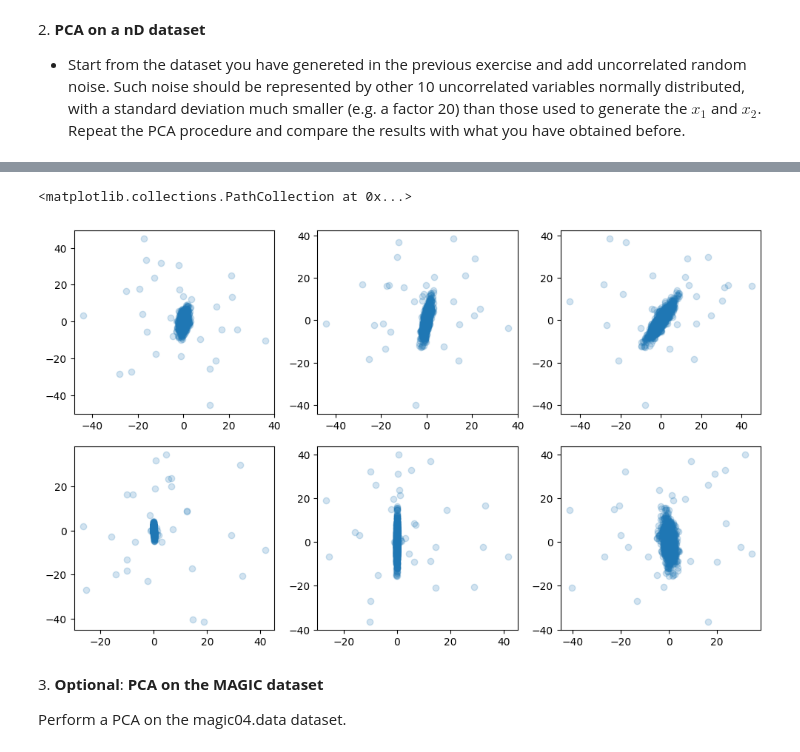
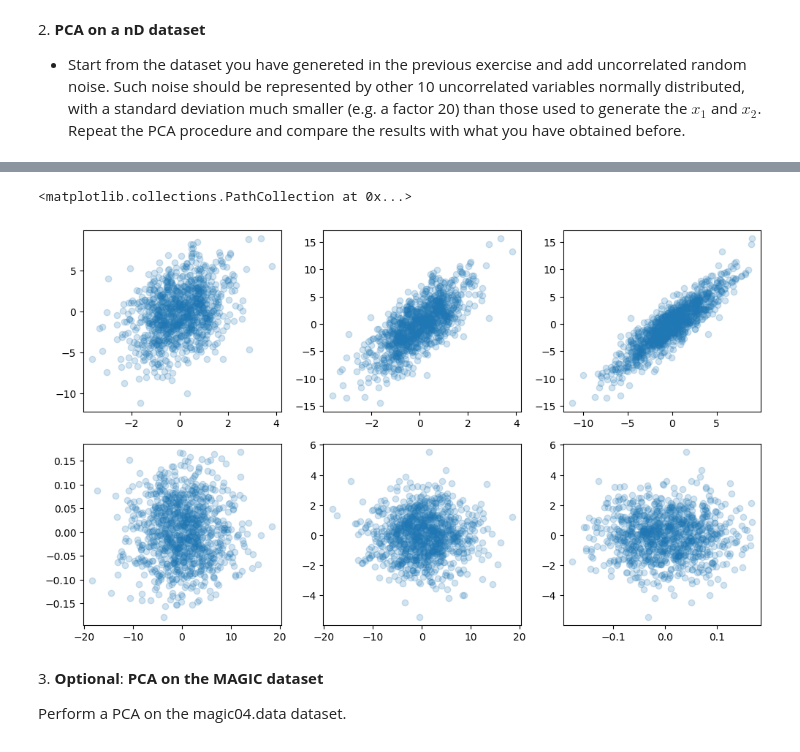
Before and after one commit to anaisbattut/ScientificComputingWithPython2022, a Jupyter notebook: 08ex_algebra.ipynb, the cells around one changed output, grey strips where cells are left out. Cells and saved outputs as stored; diff of their text form; code cells hidden in the pictures.

```diff
--- a/08ex_algebra.ipynb
+++ b/08ex_algebra.ipynb
@@ -136,11 +136,3 @@ print(data)
 2\. **PCA on a nD dataset**
 
 * Start from the dataset you have genereted in the previous exercise and add uncorrelated random noise. Such noise should be represented by other 10 uncorrelated variables normally distributed, with a standard deviation much smaller (e.g. a factor 20) than those used to generate the $x_1$ and $x_2$. Repeat the PCA procedure and compare the results with what you have obtained before.
-# %%
-#we had to each features 10 uncorrelated variables normally distributed
-x1 = np.concatenate((x1, np.random.normal(0,1,10)), axis=None)
-x2 = np.concatenate((x2, np.random.normal(0,1,10)), axis=None)
-x3 = np.concatenate((x3, np.random.normal(0,1,10)), axis=None)
-#generating the dataset
-data = np.array([x1,x2,x3])
-print(data)
@@ -153,0 +139,5 @@ print(data)
+# %%
+#we had to each features 10 uncorrelated variables normally distributed
+noise = np.random.normal(loc = 0, scale = 1/50, size=(3,1000,10))
+noise_data = data + np.sum(noise, axis=2)
+print(noise_data)
@@ -154,12 +151,12 @@ print(data)
 # %%
 #find the eigenvectors and eigenvalues
 #using eigendecomposition of the covariance matrix
-cov = np.cov(data)
+cov = np.cov(noise_data)
 l, V = la.eig(cov)
 l = np.real_if_close(l)
 
 #using the SVD
-U, S, Vt = svd(data)
+U, S, Vt = svd(noise_data)
 l_svd = S**2/(N-1)
 V_svd = U
 
@@ -211,33 +188,36 @@ By selecting the component 0, we retain 0.13% of the total variability
 # %%
 # rotate all the data points accordingly to the new base by multiplying by the transpose of matrix V
-datap = np.dot(V.T, data)
+datap = np.dot(V.T, noise_data)
 #Scale factor for vizualisation purpose
 scale_factor = 3
 
 fig, ((ax1, ax2, ax3), (ax4, ax5, ax6)) = plt.subplots(nrows=2, ncols=3, figsize=(10, 6))
 fig.tight_layout()
 
 
 ax1.scatter(data[0, :], data[1,:], alpha=0.2)
 ax2.scatter(data[0, :], data[2,:], alpha=0.2)
 ax3.scatter(data[1, :], data[2,:], alpha=0.2)
 
 #for li, vi in zip(l_svd, V_svd.T):
 #    ax1.plot([0, scale_factor * li * vi[0]], [0, scale_factor * li * vi[1]], 'r-', lw=2)
 #    ax2.plot([0, scale_factor * li * vi[0]], [0, scale_factor * li * vi[2]], 'r-', lw=2)
 #    ax3.plot([0, scale_factor * li * vi[1]], [0, scale_factor * li * vi[2]], 'r-', lw=2)
 
 ax4.scatter(datap[0, :], datap[1,:], alpha=0.2)
 ax5.scatter(datap[0, :], datap[2,:], alpha=0.2)
 ax6.scatter(datap[1, :], datap[2,:], alpha=0.2)
 
 #for li, vi in zip(l_svd, np.dot(V_svd.T, V_svd)): # np.dot(V.T, V) is equivalent to np.diag([1]*len(l))
 #    ax4.plot([0, scale_factor*li*vi[0]], [0, scale_factor*li*vi[1]], 'r-', lw=2)
 #    ax5.plot([0, scale_factor*li*vi[0]], [0, scale_factor*li*vi[2]], 'r-', lw=2)
 #    ax6.plot([0, scale_factor*li*vi[1]], [0, scale_factor*li*vi[2]], 'r-', lw=2)
+
+#if noises that deviate from the data, it is harder to do a PCA. Indeed, the distance betweend each point are larger.
+#Therefore,
 # %% [output]
 <matplotlib.collections.PathCollection at 0x...>
-[figure, old version]
+[figure, new version]
 # %% [markdown]
 3\. **Optional**: **PCA on the MAGIC dataset**
 
```
Also changed, not shown: parts of 8 cells of this notebook, 1 other file.
